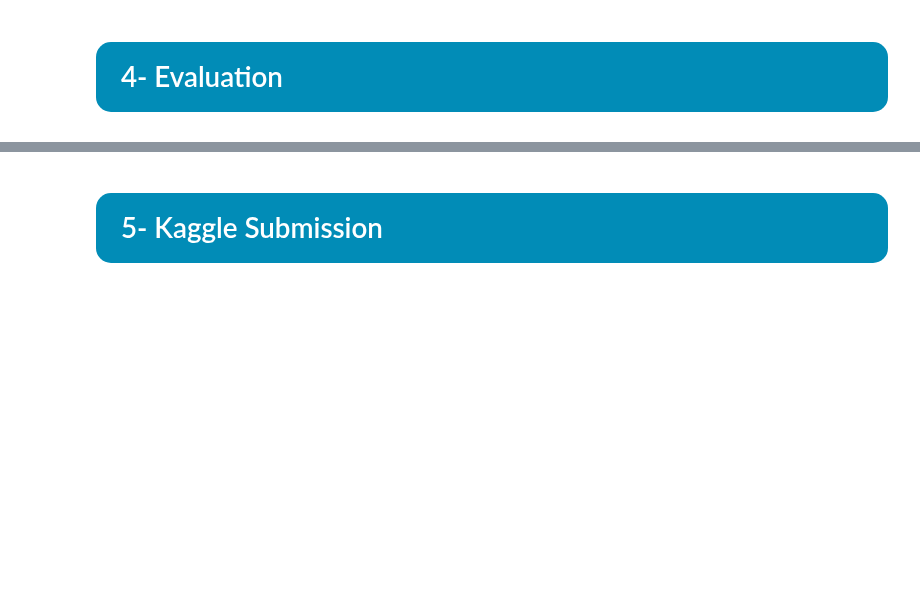
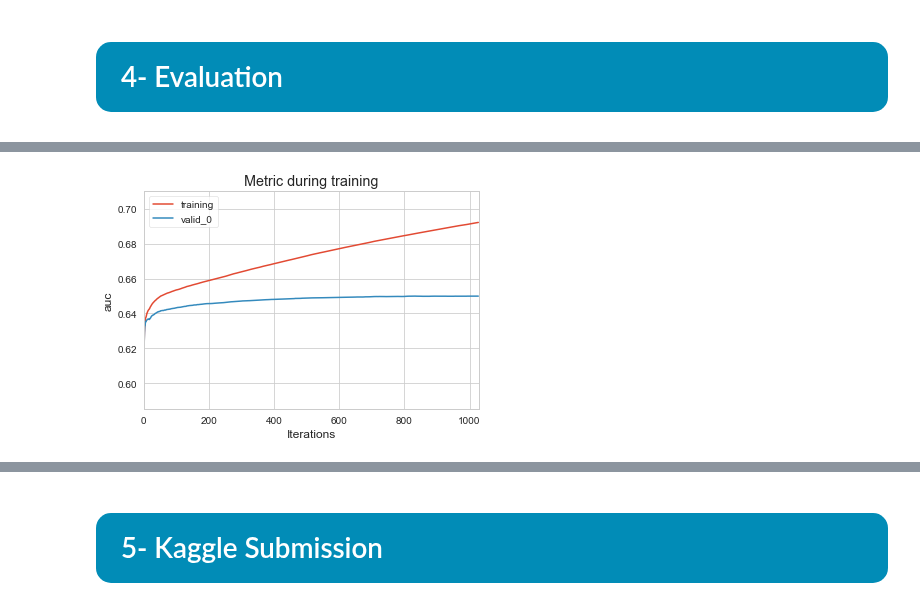
Before and after one commit to pessini/insurance-claim-prediction, a Jupyter notebook: safe-driver-prediction.ipynb, the cells around one changed output, grey strips where cells are left out. Cells and saved outputs as stored; diff of their text form; code cells hidden in the pictures; blank space fills up the shorter version.

```diff
--- a/safe-driver-prediction.ipynb
+++ b/safe-driver-prediction.ipynb
@@ -727,0 +723,5 @@ param_dist = {"": [1, 3, 7, 8, 12, None],
+# %%
+ax = lgb.plot_metric(evals_result, metric='auc')
+plt.show()
+# %% [output]
+[figure, added]
```
Also changed, not shown: parts of 40 cells of this notebook, 2 other files.
